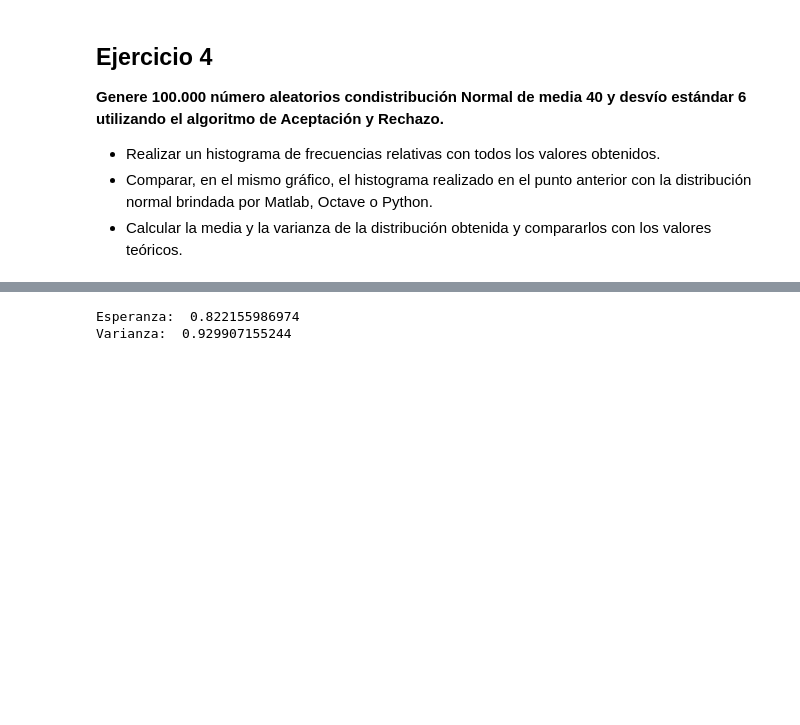
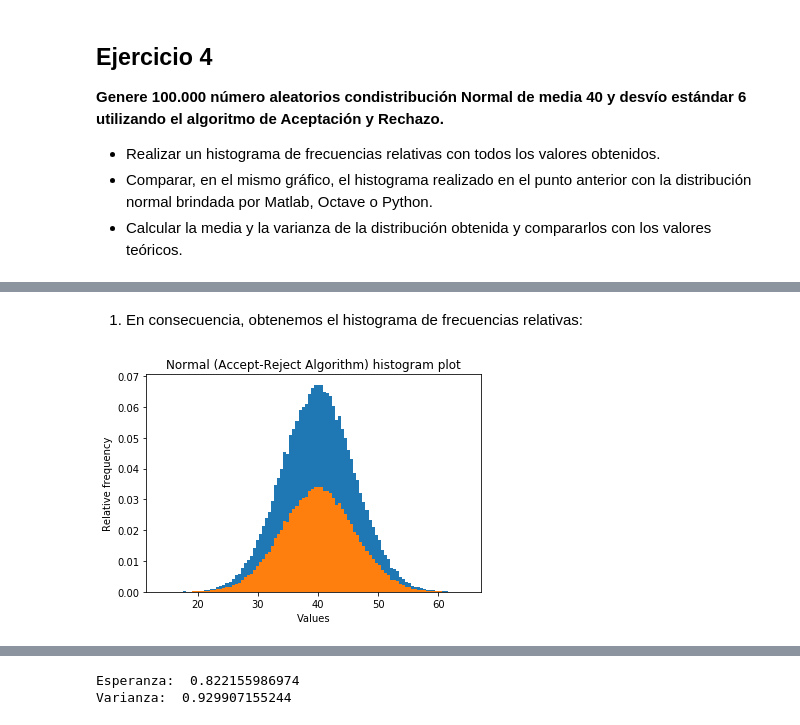
Before and after one commit to tomasaccini/TP1-Simulacion, a Jupyter notebook: TP1.ipynb, the cells around one changed output, grey strips where cells are left out. Saved outputs shown, nothing was run; the diff lists cells and outputs as text; code cells hidden in the pictures; blank space fills up the shorter version.

```diff
--- a/TP1.ipynb
+++ b/TP1.ipynb
@@ -163,0 +197,6 @@ Este gráfico debería mostrar algo parecido a una gaussiana de media 40, sin em
+# %% [markdown]
+1) En consecuencia, obtenemos el histograma de frecuencias relativas:
+# %%
+plot_values(normal_values_ej4,'Normal (Accept-Reject Algorithm) histogram plot', 'Values', 'Relative frequency', relative_frequency=1 )
+# %% [output]
+[figure, added]
```
Also changed, not shown: parts of 12 cells of this notebook.
